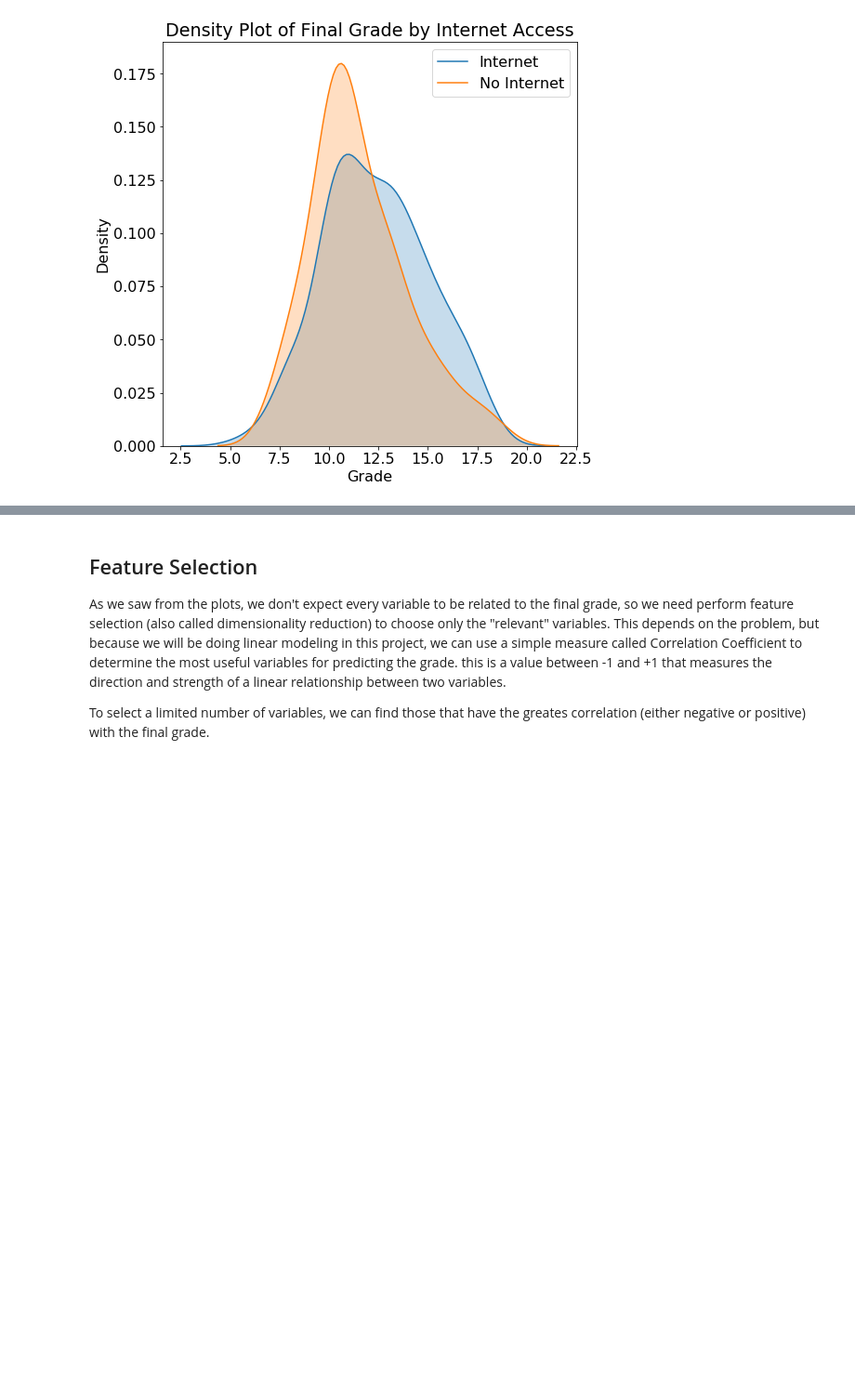
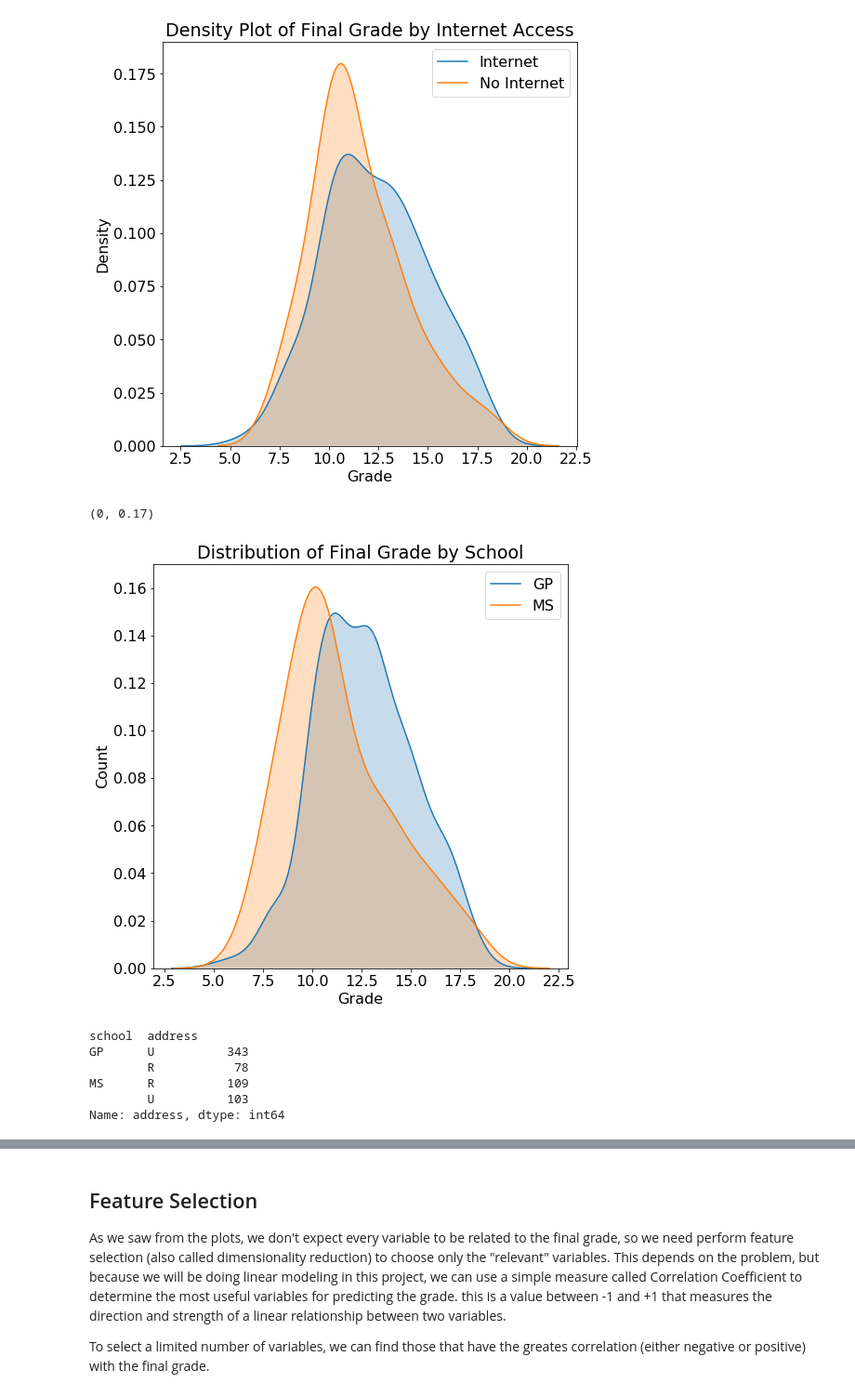
Before and after one commit to BonifasiusAnggara/Predicting-Student-Grades-with-BayesianLR, a Jupyter notebook: Predicting_Student_Grades_with_BayesianLR.ipynb, the cells around one changed output, grey strips where cells are left out. Shown at 93% size. Drawn from its saved outputs; the diff is of its cells as text; code cells hidden in the pictures; blank space fills up the shorter version.

```diff
--- a/Predicting_Student_Grades_with_BayesianLR.ipynb
+++ b/Predicting_Student_Grades_with_BayesianLR.ipynb
@@ -194,0 +193,20 @@ plt.ylim(0, .19);
+# %%
+# Grade distribution by school
+sns.kdeplot(df.loc[df['school'] == 'GP', 'Grade'], label = 'GP', shade = True)
+sns.kdeplot(df.loc[df['school'] == 'MS', 'Grade'], label = 'MS', shade = True)
+plt.xlabel('Grade'); plt.ylabel('Count'); plt.title('Distribution of Final Grade by School');
+plt.ylim(0, 0.17)
+# %% [output]
+(0, 0.17)
+[figure, added]
+# %%
+# Look of distribution of schools by address
+schools = df.groupby(['school'])['address'].value_counts()
+schools
+# %% [output]
+school  address
+GP      U          343
+        R           78
+MS      R          109
+        U          103
+Name: address, dtype: int64
```
Also changed, not shown: parts of 18 cells of this notebook.
